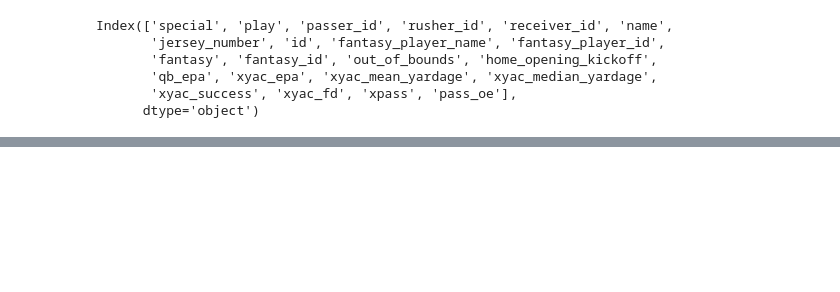
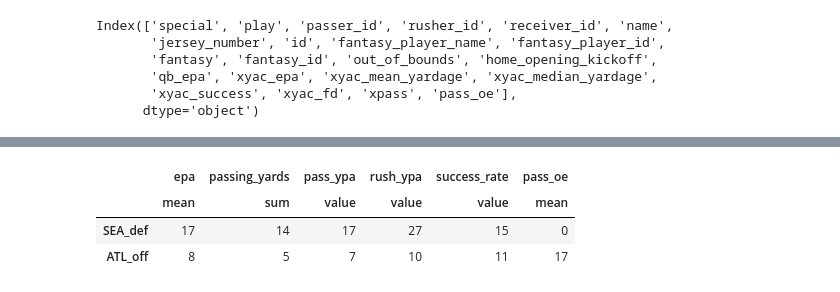
Before and after one commit to Harrisoneller/NFL_Analytics, a Jupyter notebook: nfl_teams_stats.ipynb, the cells around one changed output, grey strips where cells are left out. Drawn from its saved outputs; the diff is of its cells as text; code cells hidden in the pictures; blank space fills up the shorter version.

```diff
--- a/nfl_teams_stats.ipynb
+++ b/nfl_teams_stats.ipynb
@@ -109,0 +128,7 @@ AttributeError: 'DataFrame' object has no attribute 'success_rate'
+# %%
+pd.DataFrame([hd,ao]).fillna(0).astype('int').style.background_gradient(cmap='coolwarm')
+# %% [output]
+|  | epa | passing_yards | pass_ypa | rush_ypa | success_rate | pass_oe |
+|  | mean | sum | value | value | value | mean |
+| SEA_def | 17 | 14 | 17 | 27 | 15 | 0 |
+| ATL_off | 8 | 5 | 7 | 10 | 11 | 17 |
```
Also changed, not shown: parts of 9 cells of this notebook, 9 other files.
